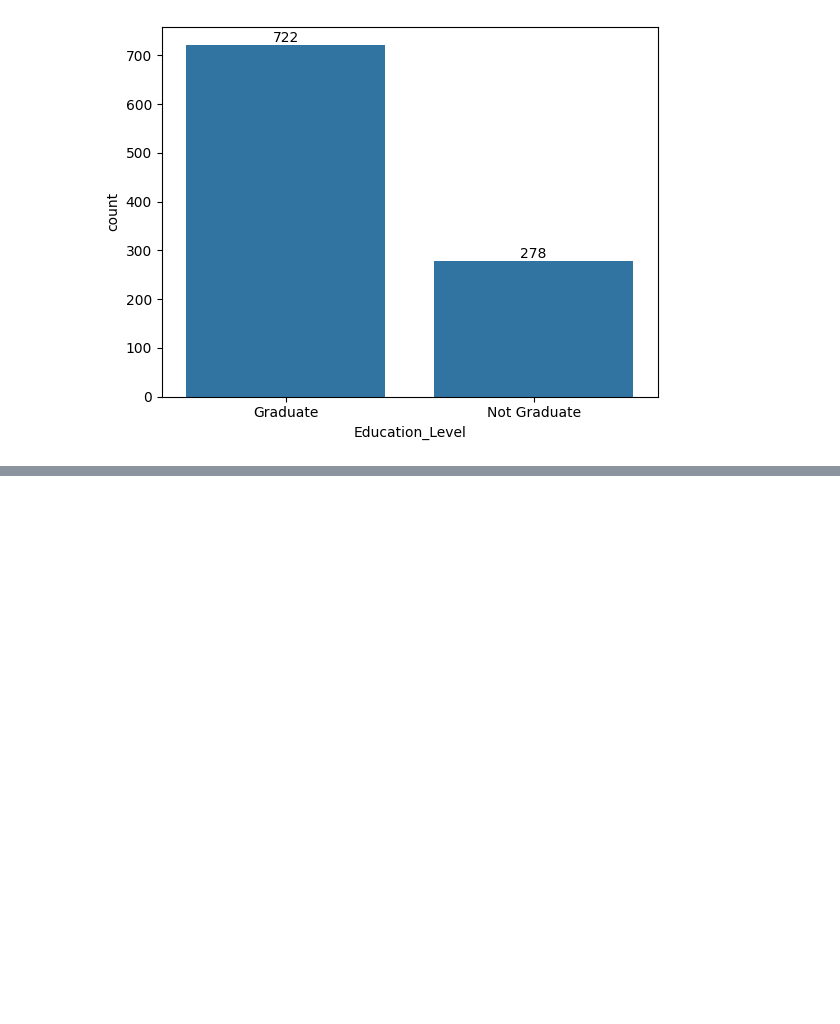
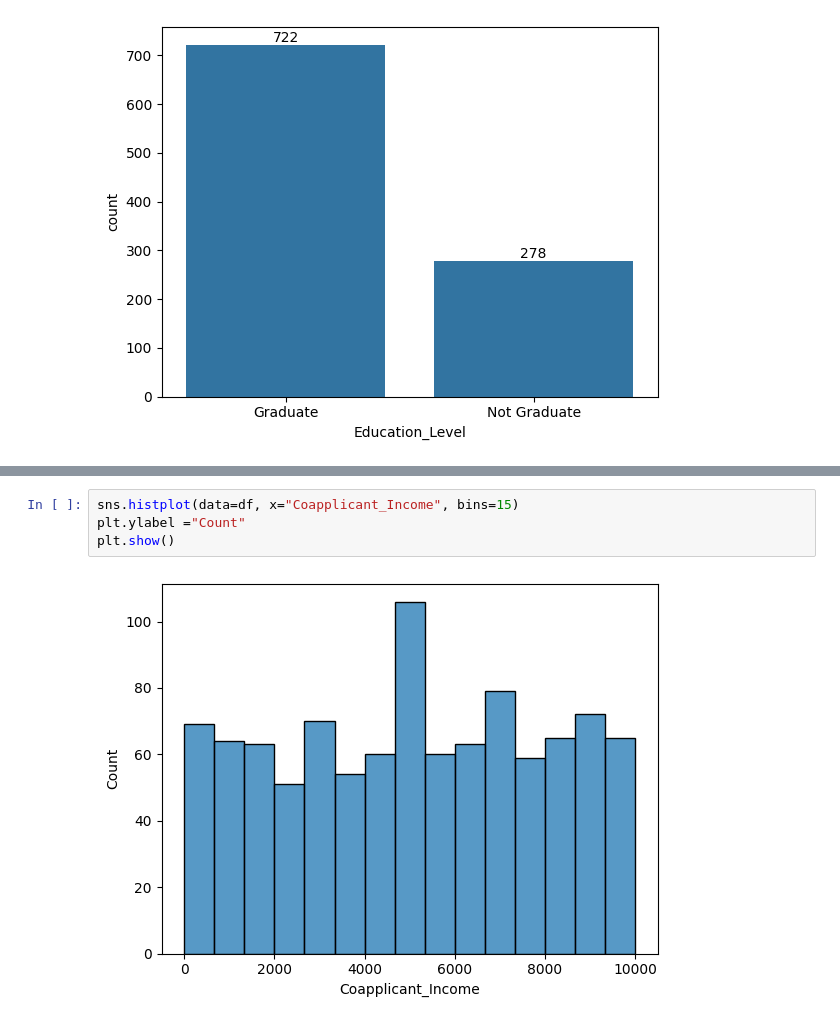
Before and after one commit to Vanshaj14Mohan/CreditWise-Loan-Approval-System, a Jupyter notebook: Files/main.ipynb, the cells around one changed output, grey strips where cells are left out. Drawn from its saved outputs; the diff is of its cells as text; blank space fills up the shorter version.

```diff
--- a/Files/main.ipynb
+++ b/Files/main.ipynb
@@ -257,0 +263,6 @@ plt.show()
+# %%
+sns.histplot(data=df, x="Coapplicant_Income", bins=15)
+plt.ylabel ="Count"
+plt.show()
+# %% [output]
+[figure, added]
```
Also changed, not shown: parts of 1 cell of this notebook.
